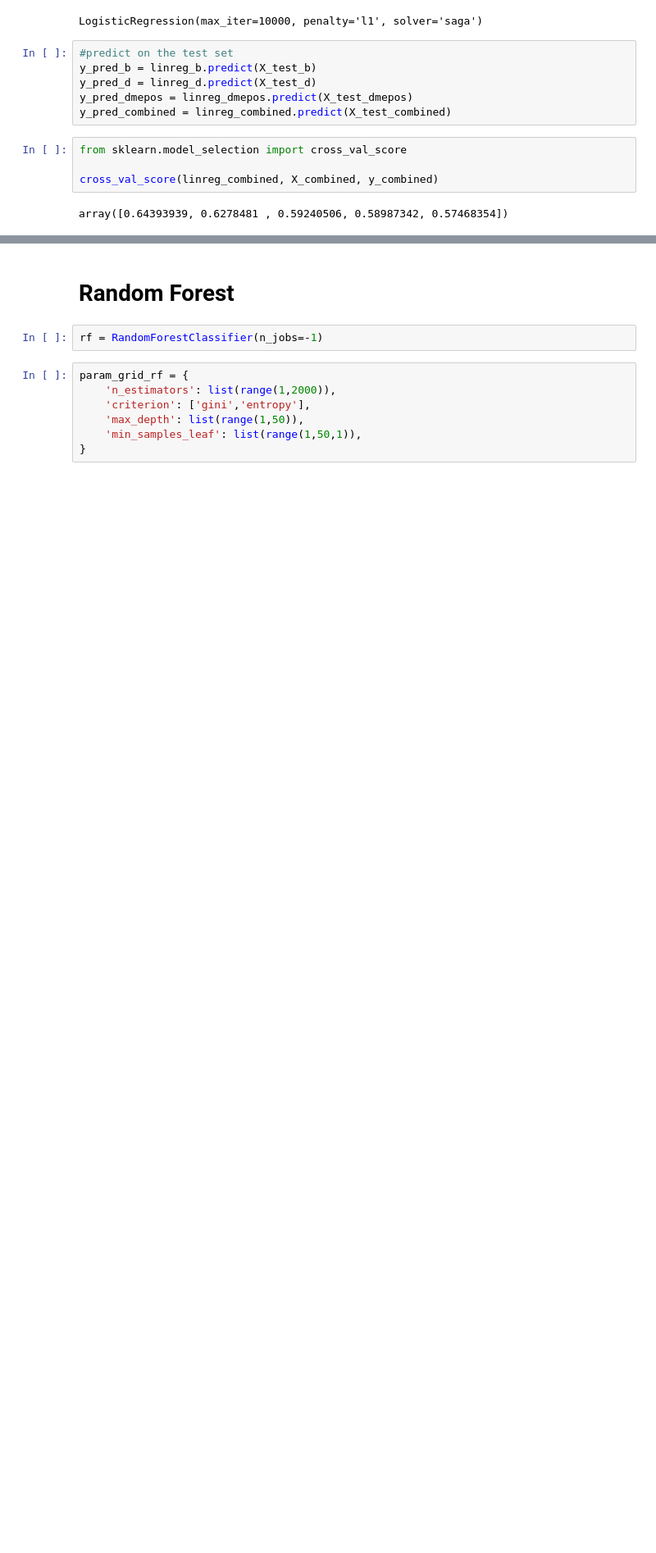
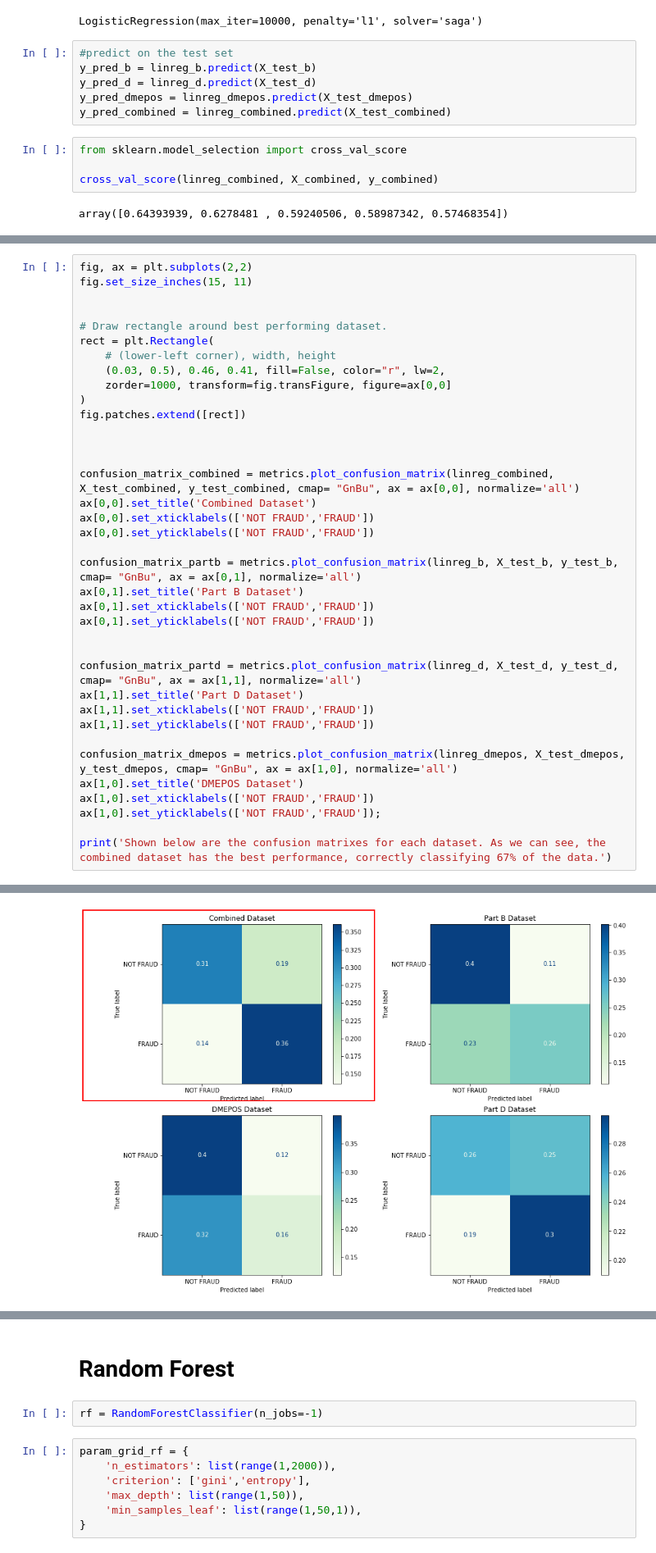
Before and after one commit to brenfrrs/medicare_fraud, a Jupyter notebook: modeling.ipynb, the cells around one changed output, grey strips where cells are left out. Shown: that part at 82% size. Cells and saved outputs as stored; diff of their text form; blank space fills up the shorter version.

Commit message:
added confusion matrix and ROC curve graphs

```diff
--- a/modeling.ipynb
+++ b/modeling.ipynb
@@ -126,0 +107,38 @@ weighted avg       0.56      0.56      0.54       478
+# %%
+fig, ax = plt.subplots(2,2)
+fig.set_size_inches(15, 11)
+
+
+# Draw rectangle around best performing dataset.
+rect = plt.Rectangle(
+    # (lower-left corner), width, height
+    (0.03, 0.5), 0.46, 0.41, fill=False, color="r", lw=2,
+    zorder=1000, transform=fig.transFigure, figure=ax[0,0]
+)
+fig.patches.extend([rect])
+
+
+
+confusion_matrix_combined = metrics.plot_confusion_matrix(linreg_combined, X_test_combined, y_test_combined, cmap= "GnBu", ax = ax[0,0], normalize='all')
+ax[0,0].set_title('Combined Dataset')
+ax[0,0].set_xticklabels(['NOT FRAUD','FRAUD'])
+ax[0,0].set_yticklabels(['NOT FRAUD','FRAUD'])
+
+confusion_matrix_partb = metrics.plot_confusion_matrix(linreg_b, X_test_b, y_test_b, cmap= "GnBu", ax = ax[0,1], normalize='all')
+ax[0,1].set_title('Part B Dataset')
+ax[0,1].set_xticklabels(['NOT FRAUD','FRAUD'])
+ax[0,1].set_yticklabels(['NOT FRAUD','FRAUD'])
+
+
+confusion_matrix_partd = metrics.plot_confusion_matrix(linreg_d, X_test_d, y_test_d, cmap= "GnBu", ax = ax[1,1], normalize='all')
+ax[1,1].set_title('Part D Dataset')
+ax[1,1].set_xticklabels(['NOT FRAUD','FRAUD'])
+ax[1,1].set_yticklabels(['NOT FRAUD','FRAUD'])
+
+confusion_matrix_dmepos = metrics.plot_confusion_matrix(linreg_dmepos, X_test_dmepos, y_test_dmepos, cmap= "GnBu", ax = ax[1,0], normalize='all')
+ax[1,0].set_title('DMEPOS Dataset')
+ax[1,0].set_xticklabels(['NOT FRAUD','FRAUD'])
+ax[1,0].set_yticklabels(['NOT FRAUD','FRAUD']);
+
+print('Shown below are the confusion matrixes for each dataset. As we can see, the combined dataset has the best performance, correctly classifying 67% of the data.')
+# %% [output]
@@ -126,0 +146 @@ weighted avg       0.56      0.56      0.54       478
+[figure, added]
```
Also changed, not shown: parts of 7 cells of this notebook.
